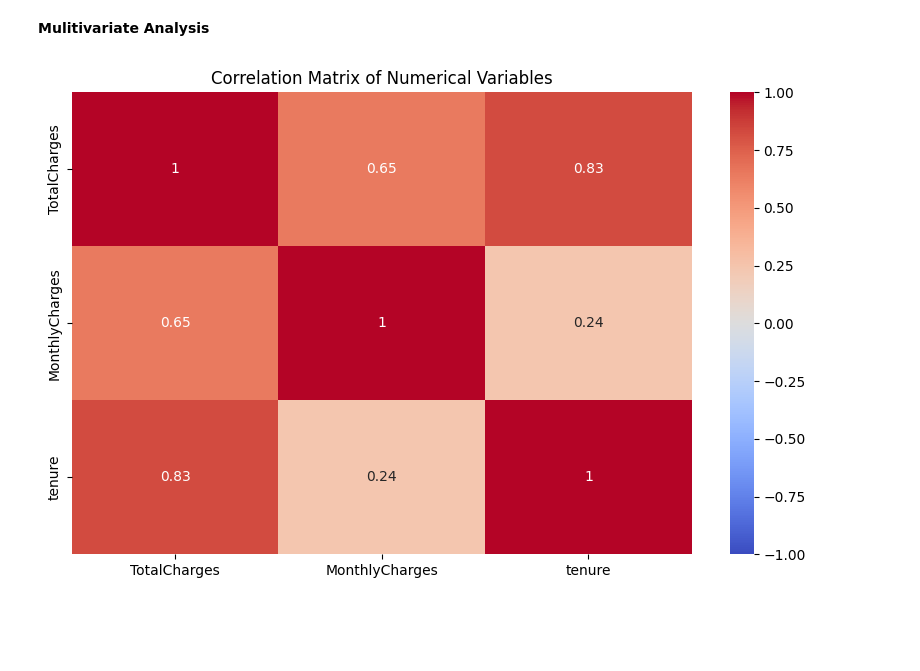
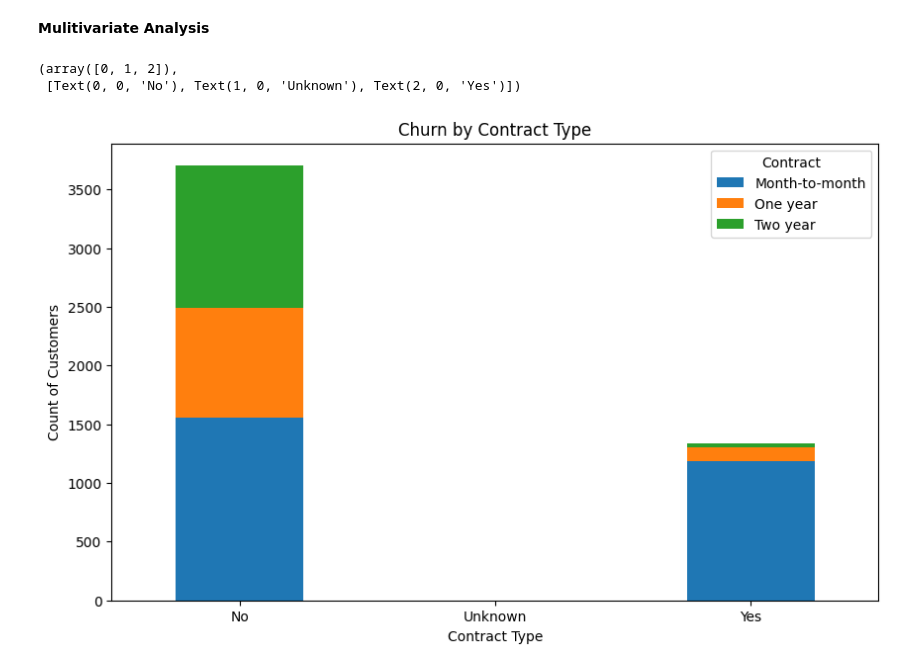
Before and after one commit to FUNMS/Customer-Churn-Analysis, a Jupyter notebook: notebooks/main.ipynb, the cells around one changed output. Drawn from its saved outputs; the diff is of its cells as text; code cells hidden in the pictures; blank space fills up the shorter version.

```diff
--- a/notebooks/main.ipynb
+++ b/notebooks/main.ipynb
@@ -680,16 +711,14 @@ for i, predictor in enumerate(train_data.drop(columns=['TotalCharges', 'MonthlyC
 # %% [markdown]
 **Mulitivariate Analysis**
-# %%
-# Select numerical columns from the train_data
-numerical_columns = ['TotalCharges', 'MonthlyCharges', 'tenure']
-
-# Create a correlation matrix
-correlation_matrix = train_data[numerical_columns].corr()
-
-# Create a heatmap using seaborn
-plt.figure(figsize=(10, 6))
-sns.heatmap(correlation_matrix, annot=True, cmap='coolwarm', vmin=-1, vmax=1)
-plt.title('Correlation Matrix of Numerical Variables')
-plt.show()
-# %% [output]
-[figure, removed]
+# %%
+#Comparing multivariate analysis in code
+
+train_data.groupby(['Churn', 'Contract'])['Contract'].count().unstack().plot(kind='bar', stacked=True, figsize=(10, 6))
+plt.title('Churn by Contract Type')
+plt.xlabel('Contract Type')
+plt.ylabel('Count of Customers')
+plt.xticks(rotation=0)
+# %% [output]
+(array([0, 1, 2]),
+ [Text(0, 0, 'No'), Text(1, 0, 'Unknown'), Text(2, 0, 'Yes')])
+[figure, added]
```
Also changed, not shown: parts of 28 cells of this notebook, 1 other file.
